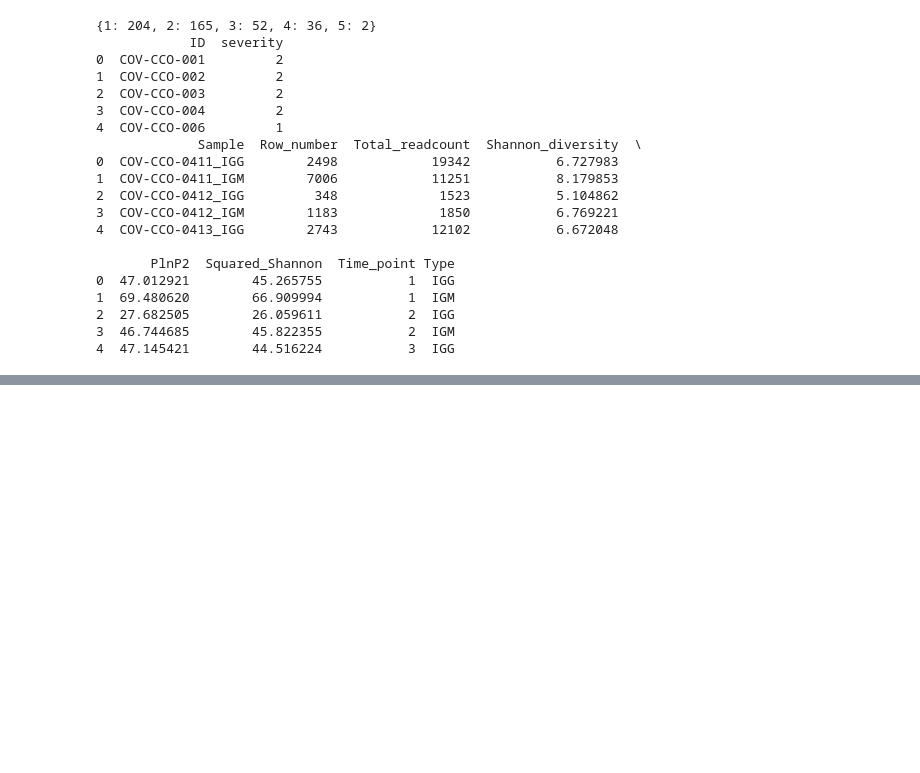
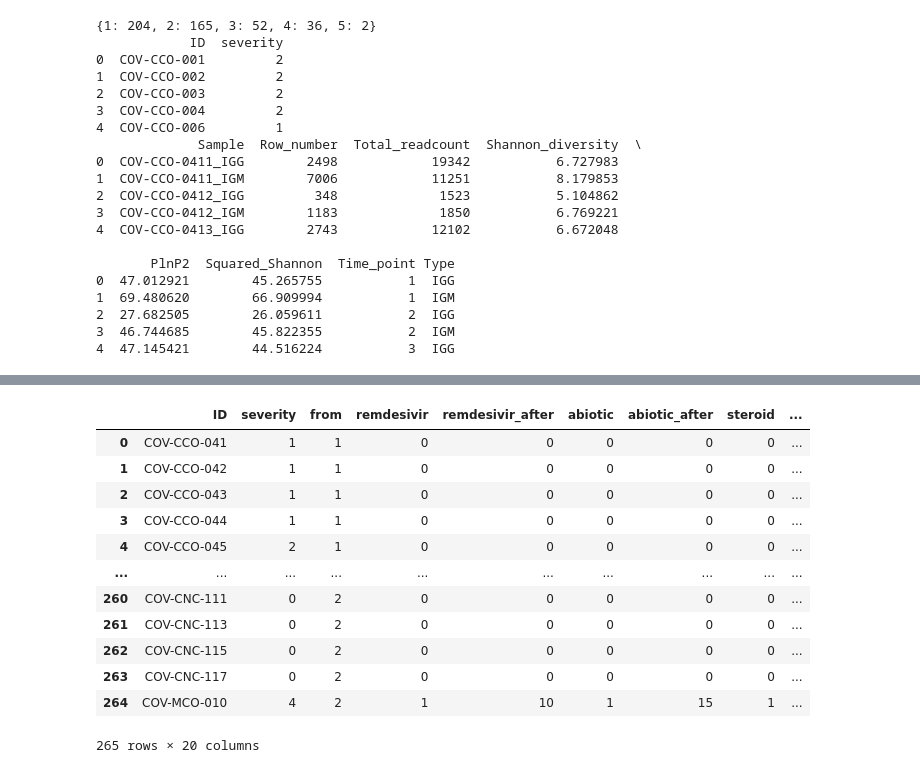
Before and after one commit to WoobeenJeong/BIBS-KDCA, a Jupyter notebook: wbj_code/007_WHOcriteria.ipynb, the cells around one changed output, grey strips where cells are left out. Saved outputs shown, nothing was run; the diff lists cells and outputs as text; code cells hidden in the pictures; blank space fills up the shorter version.

```diff
--- a/wbj_code/007_WHOcriteria.ipynb
+++ b/wbj_code/007_WHOcriteria.ipynb
@@ -70,5 +58,6 @@ adaptome.head()
 # %%
-### sevcl1과 sevcl2은 각각 cl1과 cl2 중에서 adaptome에 있는 환자들만 추출한 데이터프레임
-
+adaptome = pd.read_csv(data_dir2 + 'max_css_adaptome_only.csv')
 sevcl1 = cl1[cl1['ID'].isin(adaptome['ID'])]
 sevcl2 = cl2[cl2['ID'].isin(adaptome['ID'])]
+
+adaptome.head()
@@ -138,0 +185,36 @@ print(adaptome[(adaptome['avirus'] == 1) & (adaptome['from'] == 2)].shape)
+# %%
+
+class allocate_avirus:
+    def __init__(self, df1, df2, adaptome):
+        self.df1 = df1
+        self.df2 = df2
+        self.adaptome = adaptome
+
+        self.avirus_before01 = sevcl1[sevcl1['CMD_ABIOTIC__1'] == 1]
+        self.avirus_after01 = sevcl1[sevcl1['CMD_ABIOTIC__2'] == 1]
+        self.avirus_before02 = sevcl2[sevcl2['M1_ABIOTIC'] == 1]
+        self.avirus_after02 = sevcl2[sevcl2['M2_ABIOTIC'] == 1]
+
+    def allocate(self):
+        self.adaptome['avirus2'] = 0
+
+        for i in range(len(self.avirus_before01)):
+            if np.isin(self.adaptome['ID'].values, self.avirus_before01.iloc[i]['ID']).any():
+                self.adaptome.loc[self.adaptome['ID'] == self.avirus_before01.iloc[i]['ID'], 'avirus2'] = 1
+        for i in range(len(self.avirus_after01)):
+            if np.isin(self.adaptome['ID'].values, self.avirus_after01.iloc[i]['ID']).any():
+                self.adaptome.loc[self.adaptome['ID'] == self.avirus_after01.iloc[i]['ID'], 'avirus2'] = 1
+        for i in range(len(self.avirus_before02)):
+            if np.isin(self.adaptome['ID'].values, self.avirus_before02.iloc[i]['ID']).any():
+                self.adaptome.loc[self.adaptome['ID'] == self.avirus_before02.iloc[i]['ID'], 'avirus2'] = 1
+        for i in range(len(self.avirus_after02)):
+            if np.isin(self.adaptome['ID'].values, self.avirus_after02.iloc[i]['ID']).any():
+                self.adaptome.loc[self.adaptome['ID'] == self.avirus_after02.iloc[i]['ID'], 'avirus2'] = 1
+
+        return self.adaptome
+
+adaptome = allocate_avirus(sevcl1, sevcl2, adaptome).allocate()
+
+print(adaptome['avirus2'].value_counts())
+
+adaptome = adaptome.drop(['avirus2'], axis=1)
@@ -138,0 +399,17 @@ print(adaptome[(adaptome['avirus'] == 1) & (adaptome['from'] == 2)].shape)
+# %%
+adapts.to_csv(out_dir + 'adapt_clinical.csv', index=False)
+adapts
+# %% [output]
+|  | ID | severity | from | remdesivir | remdesivir_after | abiotic | abiotic_after | steroid | ... |
+| 0 | COV-CCO-041 | 1 | 1 | 0 | 0 | 0 | 0 | 0 | ... |
+| 1 | COV-CCO-042 | 1 | 1 | 0 | 0 | 0 | 0 | 0 | ... |
+| 2 | COV-CCO-043 | 1 | 1 | 0 | 0 | 0 | 0 | 0 | ... |
+| 3 | COV-CCO-044 | 1 | 1 | 0 | 0 | 0 | 0 | 0 | ... |
+| 4 | COV-CCO-045 | 2 | 1 | 0 | 0 | 0 | 0 | 0 | ... |
+| ... | ... | ... | ... | ... | ... | ... | ... | ... | ... |
+| 260 | COV-CNC-111 | 0 | 2 | 0 | 0 | 0 | 0 | 0 | ... |
+| 261 | COV-CNC-113 | 0 | 2 | 0 | 0 | 0 | 0 | 0 | ... |
+| 262 | COV-CNC-115 | 0 | 2 | 0 | 0 | 0 | 0 | 0 | ... |
+| 263 | COV-CNC-117 | 0 | 2 | 0 | 0 | 0 | 0 | 0 | ... |
+| 264 | COV-MCO-010 | 4 | 2 | 1 | 10 | 1 | 15 | 1 | ... |
+265 rows × 20 columns
```
Also changed, not shown: parts of 15 cells of this notebook.
